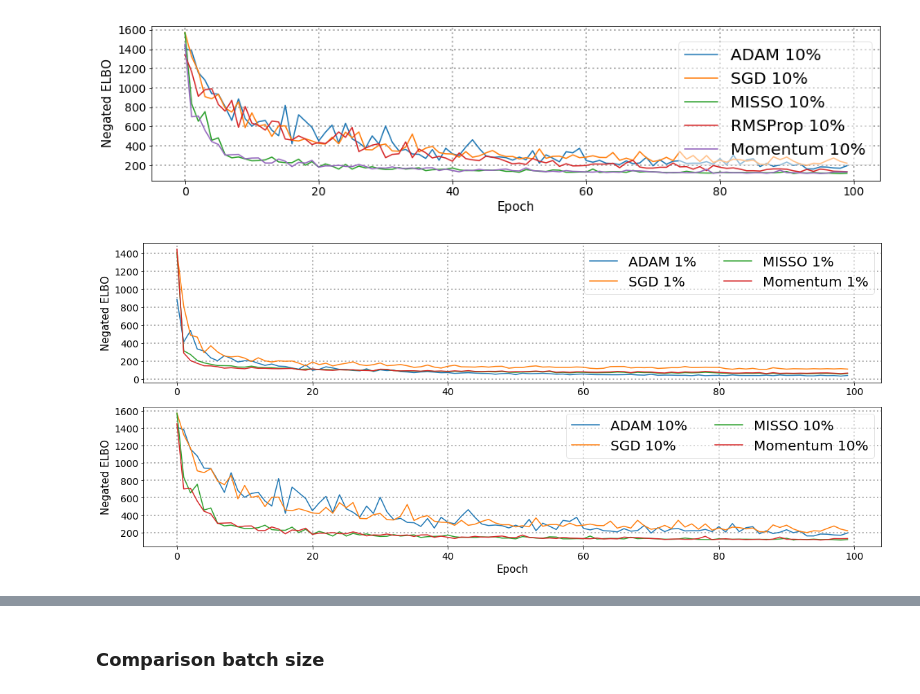
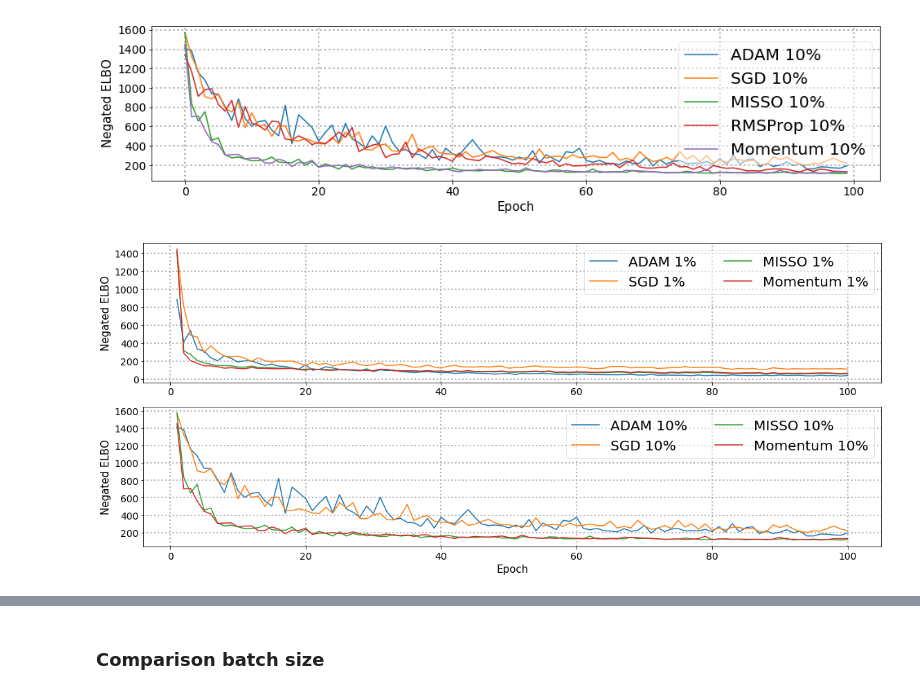
Before and after one commit to BelhalK/BayesianNeuralNets, a Jupyter notebook: MNIST/MNIST-BNN-CustomOptimizer-batchcomparison_smallbatch.ipynb, the cells around one changed output, grey strips where cells are left out. Saved outputs shown, nothing was run; the diff lists cells and outputs as text; code cells hidden in the pictures.

Commit message:
mcem misso

```diff
--- a/MNIST/MNIST-BNN-CustomOptimizer-batchcomparison_smallbatch.ipynb
+++ b/MNIST/MNIST-BNN-CustomOptimizer-batchcomparison_smallbatch.ipynb
@@ -616,34 +616,36 @@ plt.grid(linestyle='dotted',linewidth=2)
 plt.show()
 # %% [output]
 [figure]
+# %%
+xaxis = np.arange(1,101)
 # %%
 fig, axes = plt.subplots(nrows=1, ncols=1, figsize=(16, 7))
 plt.subplot(2, 1, 1)
-plt.plot(np.arange(100), adamsb / len(X_batch), label='ADAM 1%')
-plt.plot(np.arange(100), sgdsb / len(X_batch), label='SGD 1%')
-plt.plot(np.arange(100), sagsb / len(X_batch), label='MISSO 1%')
-plt.plot(np.arange(100), momentsb / len(X_batch), label='Momentum 1%')
+plt.plot(xaxis, adamsb / len(X_batch), label='ADAM 1%')
+plt.plot(xaxis, sgdsb / len(X_batch), label='SGD 1%')
+plt.plot(xaxis, sagsb / len(X_batch), label='MISSO 1%')
+plt.plot(xaxis, momentsb / len(X_batch), label='Momentum 1%')
 leg = plt.legend(fontsize=20,fancybox=True, loc=1,ncol=2)
 leg.get_frame().set_alpha(0.5)
 plt.xticks(fontsize=14)
 plt.ylabel('Negated ELBO', fontsize=15)
 plt.yticks(fontsize=14)
 plt.grid(linestyle='dotted',linewidth=2)
 
 plt.subplot(2, 1, 2)
-plt.plot(np.arange(100), adam / len(X_batch), label='ADAM 10%')
-plt.plot(np.arange(100), sgd / len(X_batch), label='SGD 10%')
-plt.plot(np.arange(100), sag / len(X_batch), label='MISSO 10%')
-plt.plot(np.arange(100), moment / len(X_batch), label='Momentum 10%')
+plt.plot(xaxis, adam / len(X_batch), label='ADAM 10%')
+plt.plot(xaxis, sgd / len(X_batch), label='SGD 10%')
+plt.plot(xaxis, sag / len(X_batch), label='MISSO 10%')
+plt.plot(xaxis, moment / len(X_batch), label='Momentum 10%')
 
 leg = plt.legend(fontsize=20,fancybox=True, loc=1,ncol=2)
 leg.get_frame().set_alpha(0.5)
 plt.xlabel('Epoch', fontsize=15)
 plt.ylabel('Negated ELBO', fontsize=15)
 plt.xticks(fontsize=14)
 plt.yticks(fontsize=14)
 plt.grid(linestyle='dotted',linewidth=2)
 fig.tight_layout()
 plt.show()
 # %% [output]
-[figure, old version]
+[figure, new version]
```
Also changed, not shown: parts of 2 cells of this notebook, 5 other files.
